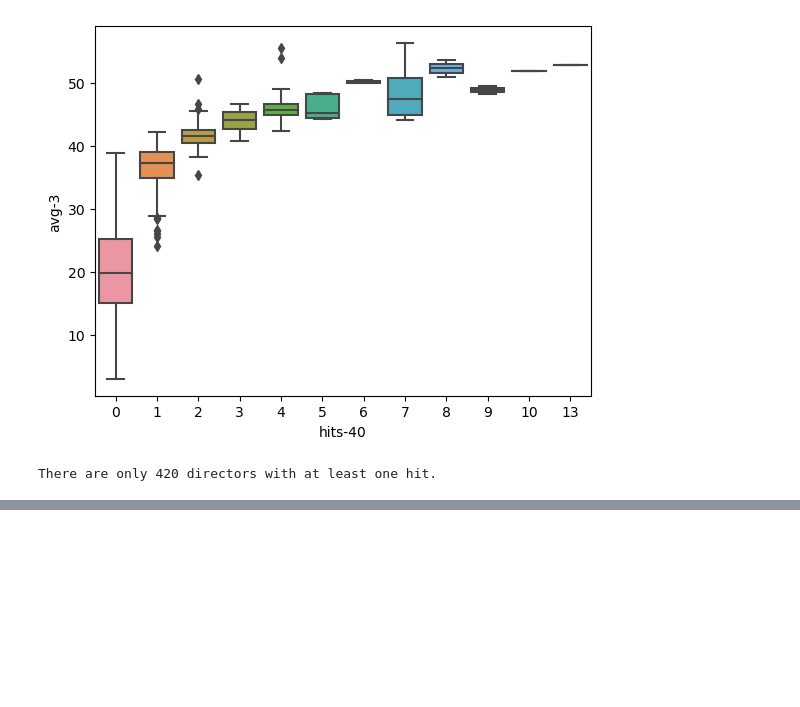
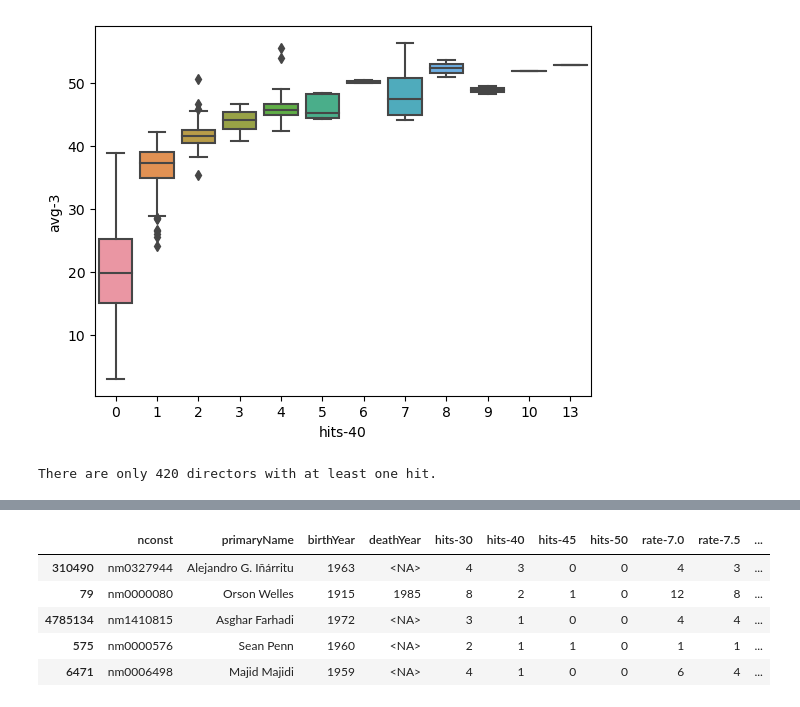
Before and after one commit to epfl-ada/ada-2023-project-crunchychicken, a Jupyter notebook: scores-sepehr.ipynb, the cells around one changed output, grey strips where cells are left out. Saved outputs shown, nothing was run; the diff lists cells and outputs as text; code cells hidden in the pictures; blank space fills up the shorter version.

```diff
--- a/scores-sepehr.ipynb
+++ b/scores-sepehr.ipynb
@@ -409,0 +427,9 @@ There are only 420 directors with at least one hit.
+# %%
+list_top_directors('Iran', top=5)
+# %% [output]
+|  | nconst | primaryName | birthYear | deathYear | hits-30 | hits-40 | hits-45 | hits-50 | rate-7.0 | rate-7.5 | ... |
+| 310490 | nm0327944 | Alejandro G. Iñárritu | 1963 | <NA> | 4 | 3 | 0 | 0 | 4 | 3 | ... |
+| 79 | nm0000080 | Orson Welles | 1915 | 1985 | 8 | 2 | 1 | 0 | 12 | 8 | ... |
+| 4785134 | nm1410815 | Asghar Farhadi | 1972 | <NA> | 3 | 1 | 0 | 0 | 4 | 4 | ... |
+| 575 | nm0000576 | Sean Penn | 1960 | <NA> | 2 | 1 | 1 | 0 | 1 | 1 | ... |
+| 6471 | nm0006498 | Majid Majidi | 1959 | <NA> | 4 | 1 | 0 | 0 | 6 | 4 | ... |
```
Also changed, not shown: parts of 11 cells of this notebook.
